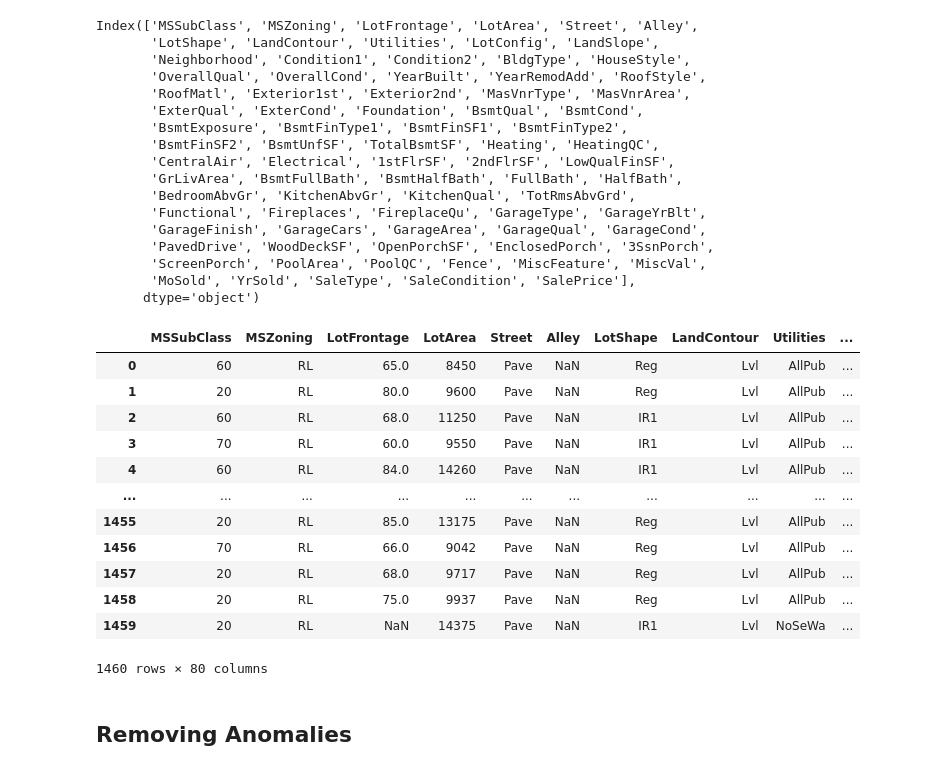
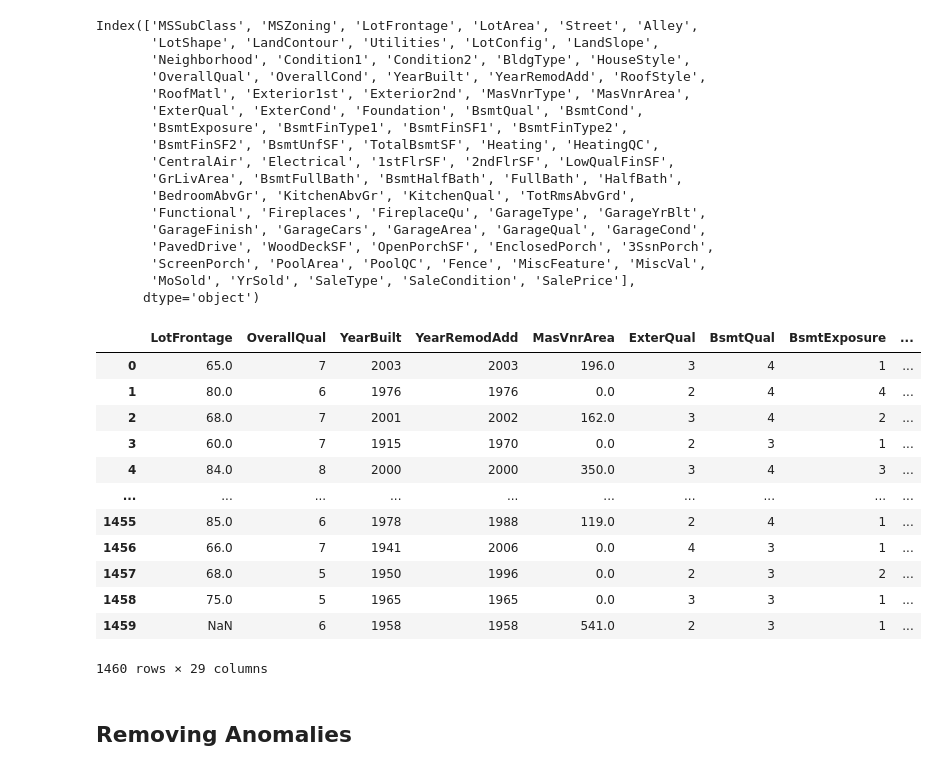
Before and after one commit to corderobot/Kaggle_House-Prices, a Jupyter notebook: NNs/HousePrices_NN.ipynb, the cells around one changed output. Drawn from its saved outputs; the diff is of its cells as text; code cells hidden in the pictures.

```diff
--- a/NNs/HousePrices_NN.ipynb
+++ b/NNs/HousePrices_NN.ipynb
@@ -148,0 +170,13 @@ sns.heatmap(corr, vmin=-0.5, vmax=0.5, square = True)
+# %%
+importantFeatures = []
+th = 0.35
+thresholdP = th
+thresholdN = -1 * th
+features = dataset.columns
+corIndex = 0
+for corFeat in corr['SalePrice']:
+  if corFeat >= thresholdP or corFeat <= thresholdN:
+    importantFeatures.append(features[corIndex])
+  corIndex += 1
+
+importantFeatures
@@ -168,28 +220,23 @@ Index(['MSSubClass', 'MSZoning', 'LotFrontage', 'LotArea', 'Street', 'Alley',
        'ScreenPorch', 'PoolArea', 'PoolQC', 'Fence', 'MiscFeature', 'MiscVal',
        'MoSold', 'YrSold', 'SaleType', 'SaleCondition', 'SalePrice'],
       dtype='object')
-# %%
-dataset = dataset[['OverallQual', 'YearBuilt', 'YearRemodAdd', 'MasVnrArea',
-                   'TotalBsmtSF', '1stFlrSF', 'GrLivArea', 'FullBath',
-                   'TotRmsAbvGrd', 'Fireplaces', 'GarageYrBlt', 'GarageCars',
-                   'GarageArea', 'LotFrontage', 'BsmtFinSF1', '2ndFlrSF',
-                   ''
-                   'SalePrice']]
-dataset
-# %% [output]
-|  | MSSubClass | MSZoning | LotFrontage | LotArea | Street | Alley | LotShape | LandContour | Utilities | ... |
-| 0 | 60 | RL | 65.0 | 8450 | Pave | NaN | Reg | Lvl | AllPub | ... |
-| 1 | 20 | RL | 80.0 | 9600 | Pave | NaN | Reg | Lvl | AllPub | ... |
-| 2 | 60 | RL | 68.0 | 11250 | Pave | NaN | IR1 | Lvl | AllPub | ... |
-| 3 | 70 | RL | 60.0 | 9550 | Pave | NaN | IR1 | Lvl | AllPub | ... |
-| 4 | 60 | RL | 84.0 | 14260 | Pave | NaN | IR1 | Lvl | AllPub | ... |
-| ... | ... | ... | ... | ... | ... | ... | ... | ... | ... | ... |
-| 1455 | 20 | RL | 85.0 | 13175 | Pave | NaN | Reg | Lvl | AllPub | ... |
-| 1456 | 70 | RL | 66.0 | 9042 | Pave | NaN | Reg | Lvl | AllPub | ... |
-| 1457 | 20 | RL | 68.0 | 9717 | Pave | NaN | Reg | Lvl | AllPub | ... |
-| 1458 | 20 | RL | 75.0 | 9937 | Pave | NaN | Reg | Lvl | AllPub | ... |
-| 1459 | 20 | RL | NaN | 14375 | Pave | NaN | IR1 | Lvl | NoSeWa | ... |
-1460 rows × 80 columns
+# %%
+dataset = dataset[importantFeatures]
+dataset
+# %% [output]
+|  | LotFrontage | OverallQual | YearBuilt | YearRemodAdd | MasVnrArea | ExterQual | BsmtQual | BsmtExposure | ... |
+| 0 | 65.0 | 7 | 2003 | 2003 | 196.0 | 3 | 4 | 1 | ... |
+| 1 | 80.0 | 6 | 1976 | 1976 | 0.0 | 2 | 4 | 4 | ... |
+| 2 | 68.0 | 7 | 2001 | 2002 | 162.0 | 3 | 4 | 2 | ... |
+| 3 | 60.0 | 7 | 1915 | 1970 | 0.0 | 2 | 3 | 1 | ... |
+| 4 | 84.0 | 8 | 2000 | 2000 | 350.0 | 3 | 4 | 3 | ... |
+| ... | ... | ... | ... | ... | ... | ... | ... | ... | ... |
+| 1455 | 85.0 | 6 | 1978 | 1988 | 119.0 | 2 | 4 | 1 | ... |
+| 1456 | 66.0 | 7 | 1941 | 2006 | 0.0 | 4 | 3 | 1 | ... |
+| 1457 | 68.0 | 5 | 1950 | 1996 | 0.0 | 2 | 3 | 2 | ... |
+| 1458 | 75.0 | 5 | 1965 | 1965 | 0.0 | 3 | 3 | 1 | ... |
+| 1459 | NaN | 6 | 1958 | 1958 | 541.0 | 2 | 3 | 1 | ... |
+1460 rows × 29 columns
 # %% [markdown]
 ## Removing Anomalies
 # %%
```
Also changed, not shown: parts of 7 cells of this notebook.
